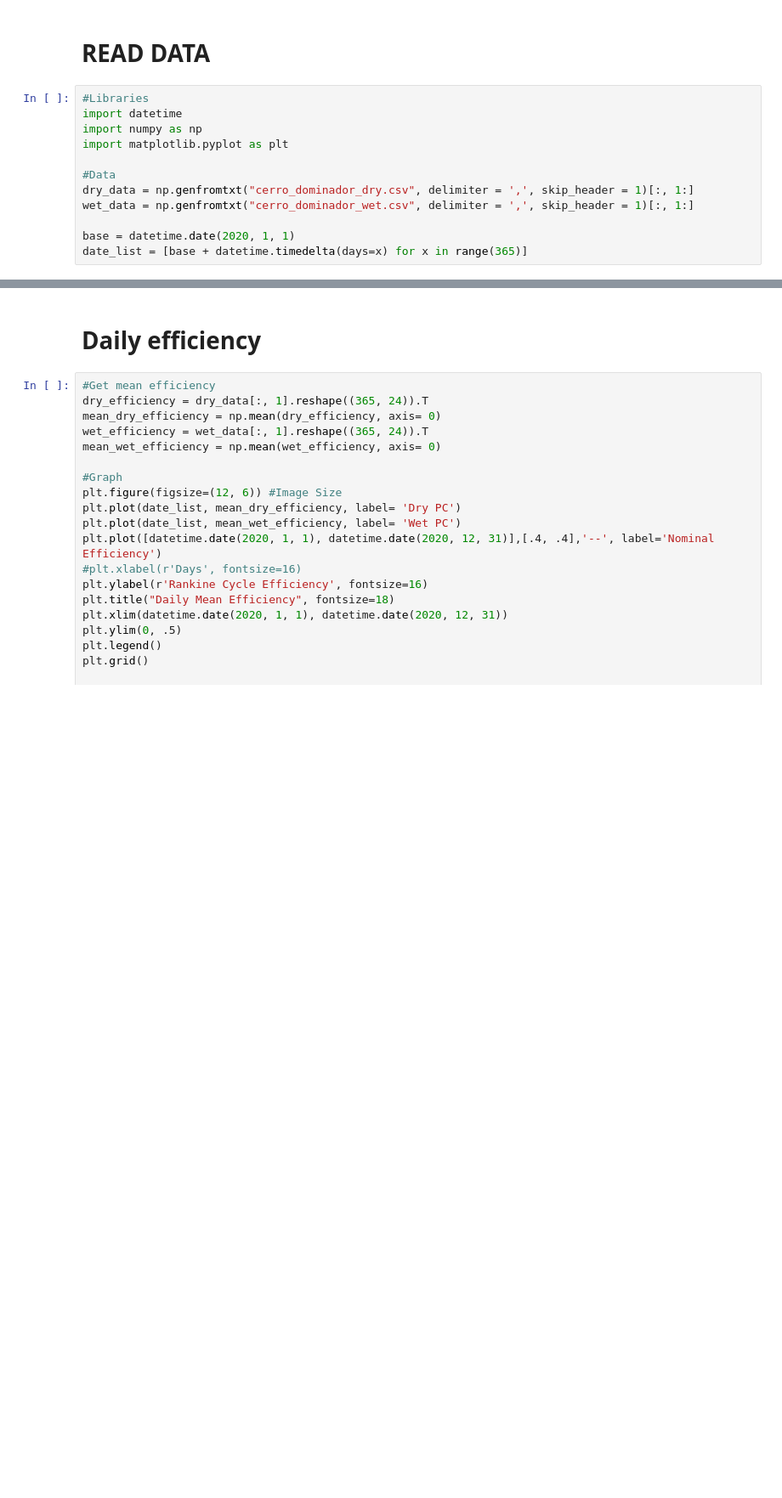
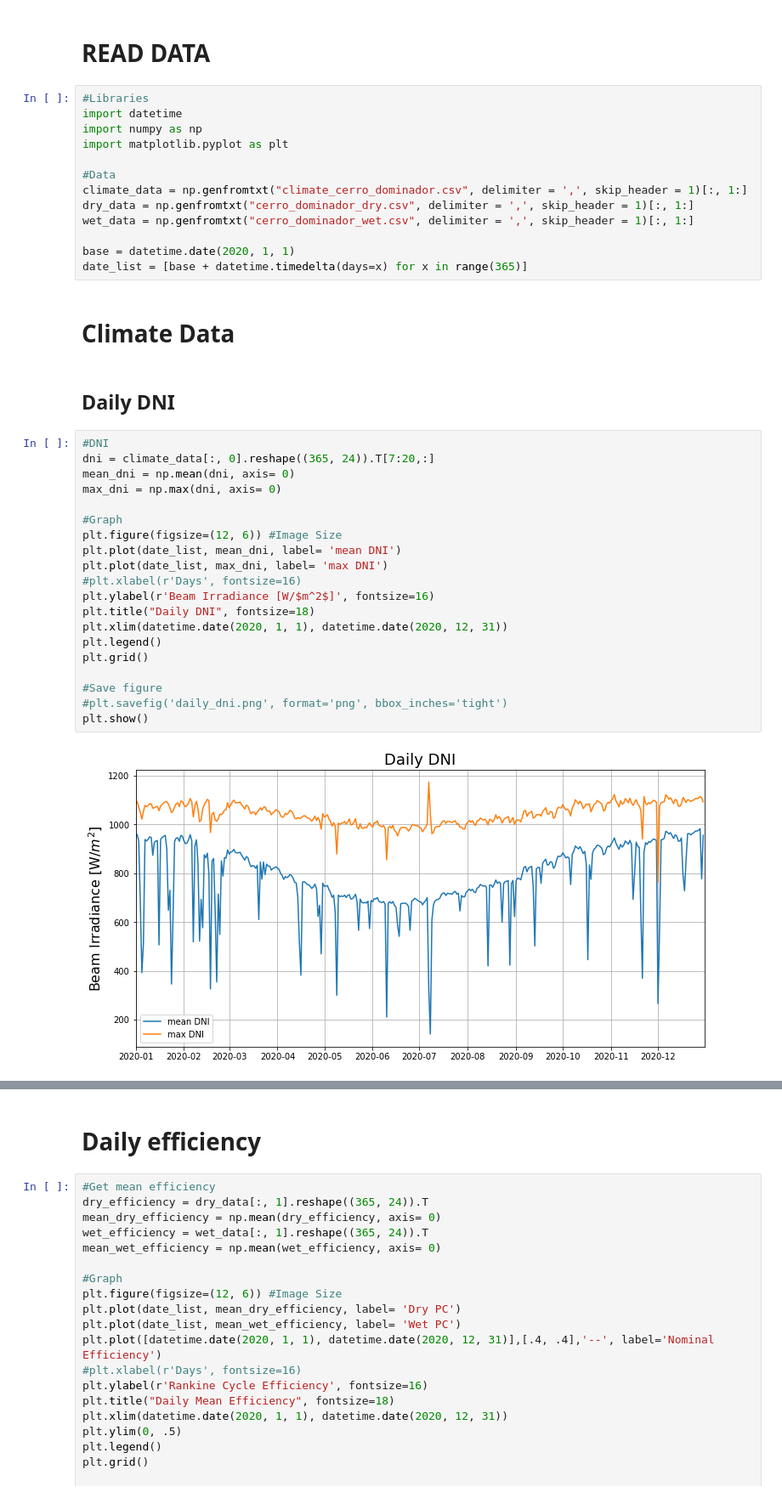
Before and after one commit to georgegacitua/CSP_data, a Jupyter notebook: CSP_cerro_dominador.ipynb, the cells around one changed output, grey strips where cells are left out. Shown: that part at 85% size. Saved outputs shown, nothing was run; the diff lists cells and outputs as text; blank space fills up the shorter version.

Commit message:
Climate data added

```diff
--- a/CSP_cerro_dominador.ipynb
+++ b/CSP_cerro_dominador.ipynb
@@ -7,8 +7,35 @@ import numpy as np
 import matplotlib.pyplot as plt
 
 #Data
+climate_data = np.genfromtxt("climate_cerro_dominador.csv", delimiter = ',', skip_header = 1)[:, 1:]
 dry_data = np.genfromtxt("cerro_dominador_dry.csv", delimiter = ',', skip_header = 1)[:, 1:]
 wet_data = np.genfromtxt("cerro_dominador_wet.csv", delimiter = ',', skip_header = 1)[:, 1:]
 
 base = datetime.date(2020, 1, 1)
 date_list = [base + datetime.timedelta(days=x) for x in range(365)]
+# %% [markdown]
+# Climate Data
+# %% [markdown]
+## Daily DNI
+# %%
+#DNI
+dni = climate_data[:, 0].reshape((365, 24)).T[7:20,:]
+mean_dni = np.mean(dni, axis= 0)
+max_dni = np.max(dni, axis= 0)
+
+#Graph
+plt.figure(figsize=(12, 6)) #Image Size
+plt.plot(date_list, mean_dni, label= 'mean DNI')
+plt.plot(date_list, max_dni, label= 'max DNI')
+#plt.xlabel(r'Days', fontsize=16)
+plt.ylabel(r'Beam Irradiance [W/$m^2$]', fontsize=16)
+plt.title("Daily DNI", fontsize=18)
+plt.xlim(datetime.date(2020, 1, 1), datetime.date(2020, 12, 31))
+plt.legend()
+plt.grid()
+
+#Save figure
+#plt.savefig('daily_dni.png', format='png', bbox_inches='tight')
+plt.show()
+# %% [output]
+[figure, added]
```
Also changed, not shown: parts of 2 cells of this notebook, 1 other file.
